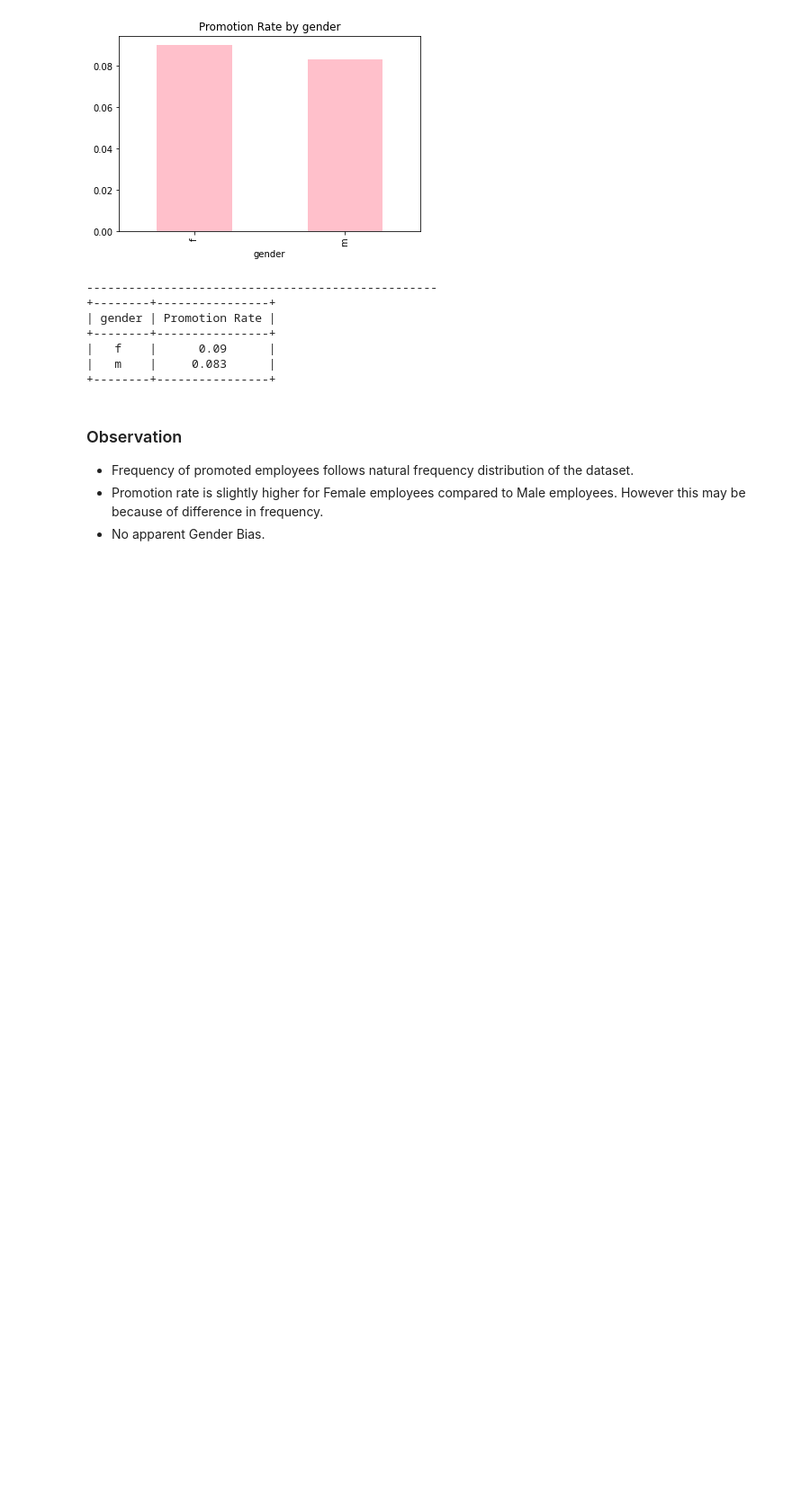
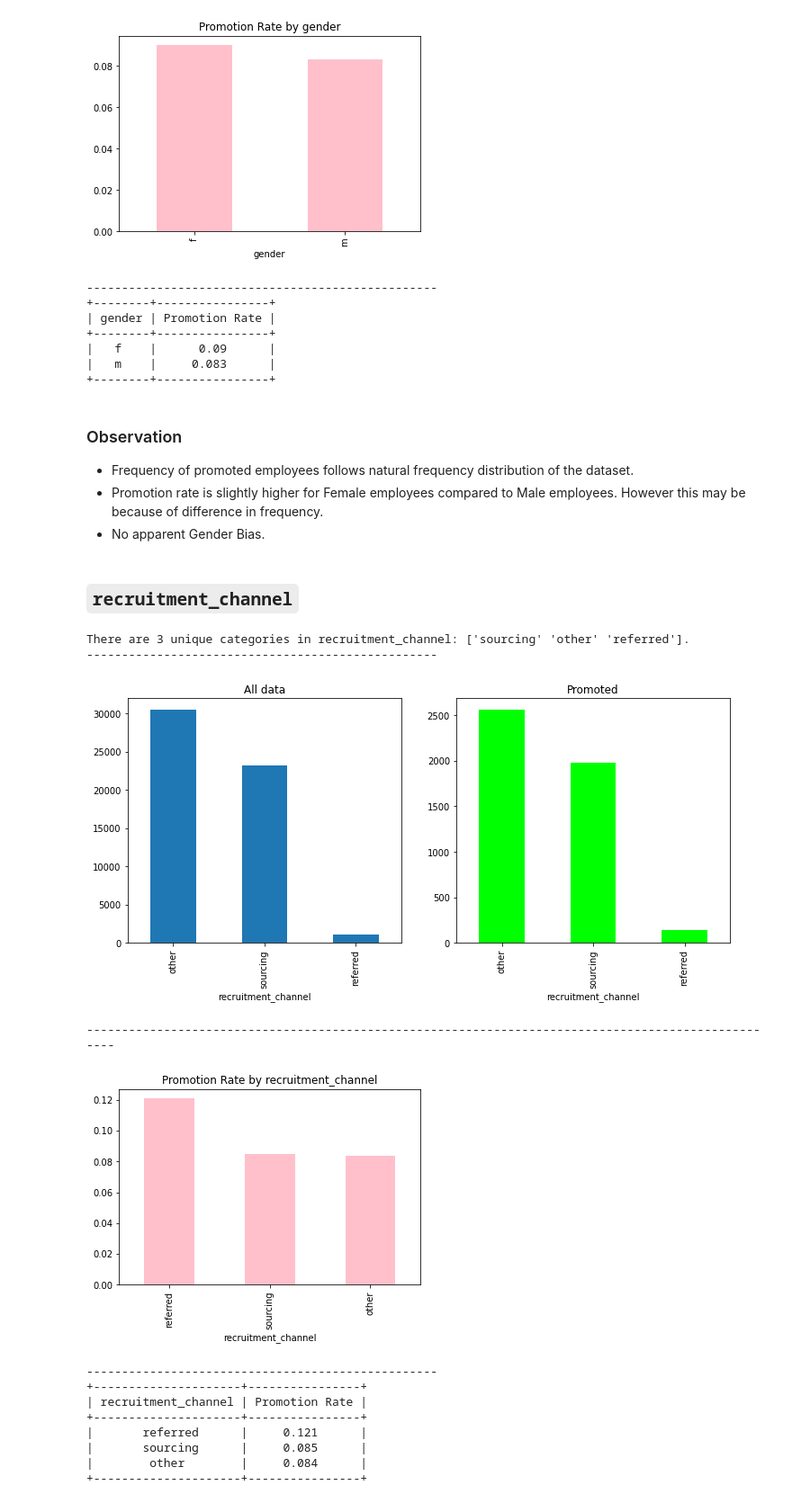
Before and after one commit to gunnerVivek/Employee-Promotion, a Jupyter notebook: 1-Analysis.ipynb, the cells around one changed output. Shown: that part at 90% size. Cells and saved outputs as stored; diff of their text form; code cells hidden in the pictures; blank space fills up the shorter version.

Commit message:
Add eda for recruitment channel variable

```diff
--- a/1-Analysis.ipynb
+++ b/1-Analysis.ipynb
@@ -525,3 +525,21 @@ There are 2 unique categories in gender: ['f' 'm'].
 # table, results, exp_freq = rp.crosstab(train_data.gender, train_data.is_promoted, prop = 'col', test= 'chi-square', expected_freqs=True)
 # exp_freq
 # results
+# %% [markdown]
+## `recruitment_channel`
+# %%
+EDA_categorical('recruitment_channel')
+# %% [output]
+There are 3 unique categories in recruitment_channel: ['sourcing' 'other' 'referred'].
+--------------------------------------------------
+[figure, added]
+----------------------------------------------------------------------------------------------------
+[figure, added]
+--------------------------------------------------
++---------------------+----------------+
+| recruitment_channel | Promotion Rate |
++---------------------+----------------+
+|       referred      |     0.121      |
+|       sourcing      |     0.085      |
+|        other        |     0.084      |
++---------------------+----------------+
```
Also changed, not shown: parts of 1 cell of this notebook.
